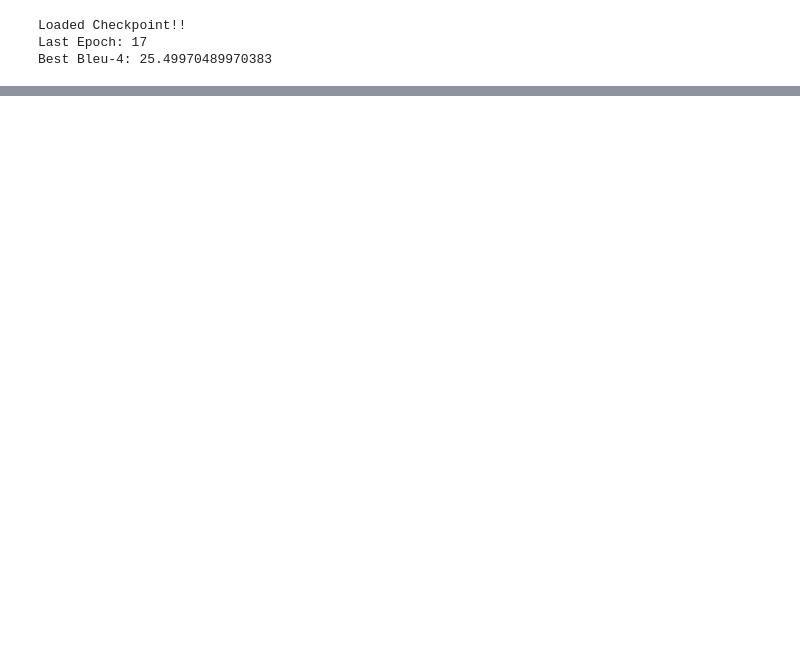
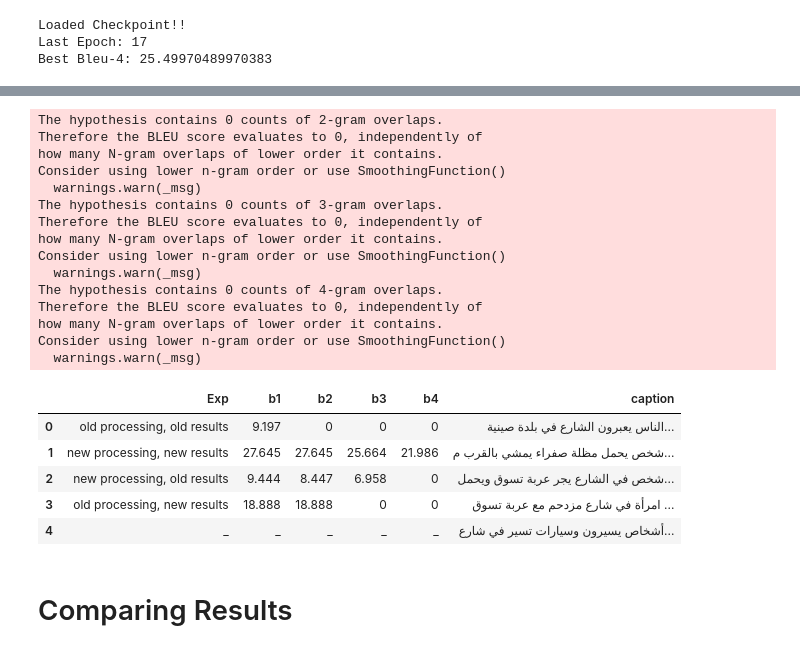
Before and after one commit to moaaztaha/Image-Captioning, a Jupyter notebook: Eval 201 coco examples.ipynb, the cells around one changed output, grey strips where cells are left out. Saved outputs shown, nothing was run; the diff lists cells and outputs as text; code cells hidden in the pictures; blank space fills up the shorter version.

```diff
--- a/Eval 201 coco examples.ipynb
+++ b/Eval 201 coco examples.ipynb
@@ -122,0 +537,24 @@ Total size: 1005
+# %%
+calculate_scores(full_df.iloc[0])
+# %% [output]
+The hypothesis contains 0 counts of 2-gram overlaps.
+Therefore the BLEU score evaluates to 0, independently of
+how many N-gram overlaps of lower order it contains.
+Consider using lower n-gram order or use SmoothingFunction()
+  warnings.warn(_msg)
+The hypothesis contains 0 counts of 3-gram overlaps.
+Therefore the BLEU score evaluates to 0, independently of
+how many N-gram overlaps of lower order it contains.
+Consider using lower n-gram order or use SmoothingFunction()
+  warnings.warn(_msg)
+The hypothesis contains 0 counts of 4-gram overlaps.
+Therefore the BLEU score evaluates to 0, independently of
+how many N-gram overlaps of lower order it contains.
+Consider using lower n-gram order or use SmoothingFunction()
+  warnings.warn(_msg)
+|  | Exp | b1 | b2 | b3 | b4 | caption |
+| 0 | old processing, old results | 9.197 | 0 | 0 | 0 | الناس يعبرون الشارع في بلدة صينية... |
+| 1 | new processing, new results | 27.645 | 27.645 | 25.664 | 21.986 | شخص يحمل مظلة صفراء يمشي بالقرب م... |
+| 2 | new processing, old results | 9.444 | 8.447 | 6.958 | 0 | شخص في الشارع يجر عربة تسوق ويحمل... |
+| 3 | old processing, new results | 18.888 | 18.888 | 0 | 0 | امرأة في شارع مزدحم مع عربة تسوق ... |
+| 4 | _ | _ | _ | _ | _ | أشخاص يسيرون وسيارات تسير في شارع... |
@@ -122,0 +563,2 @@ Total size: 1005
+# %% [markdown]
+# Comparing Results
```
Also changed, not shown: parts of 50 cells of this notebook, 5 other files.
